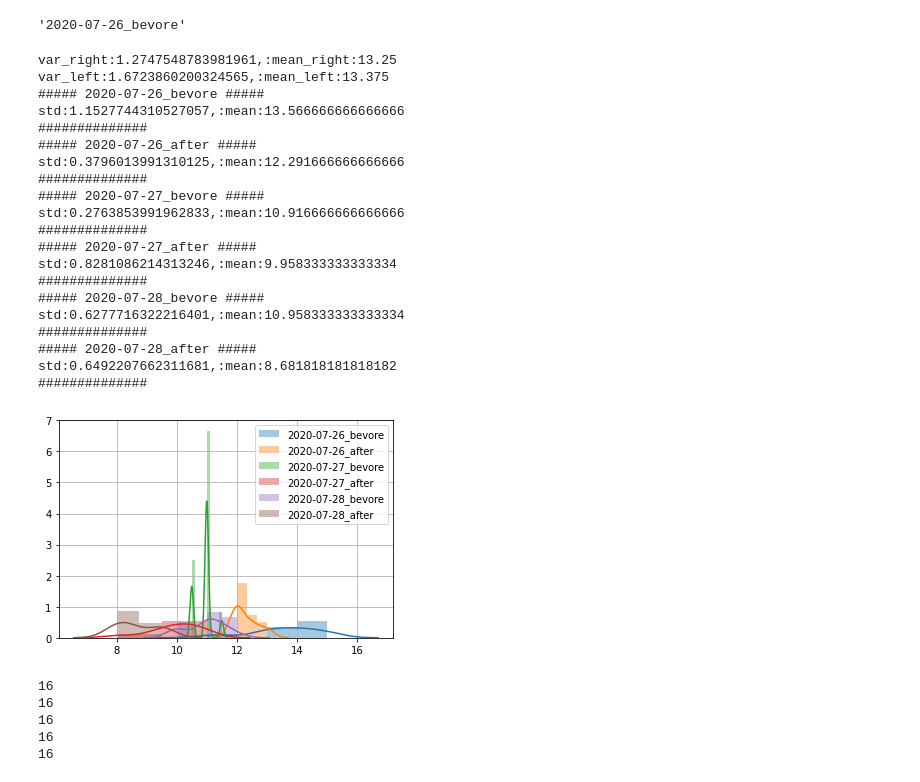
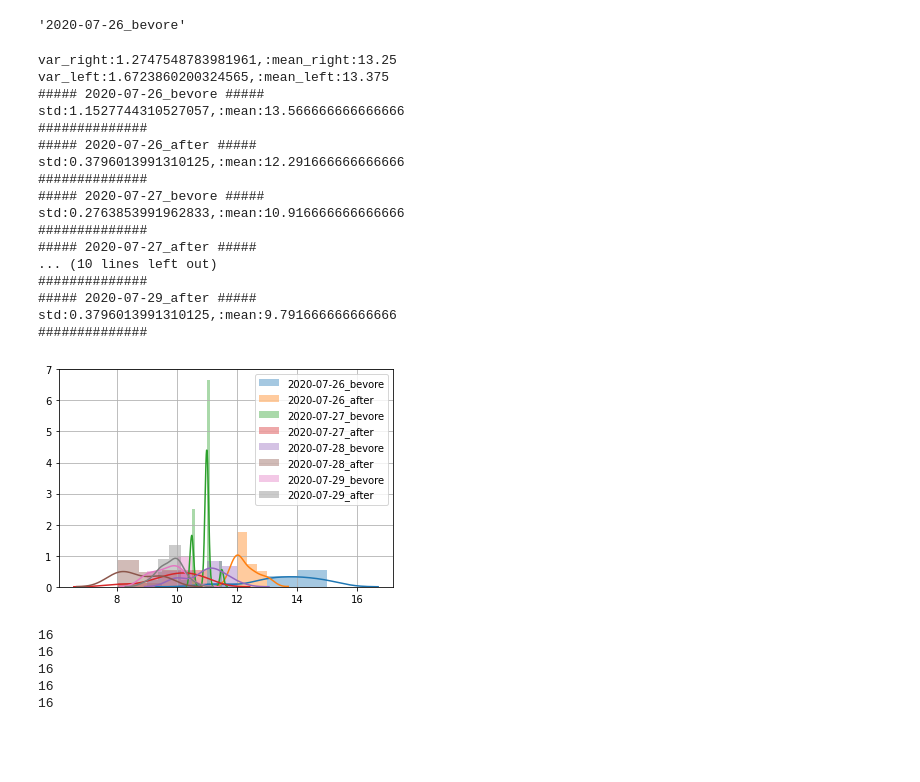
Before and after one commit to gwillig/data_analyse_friends_allergy, a Jupyter notebook: allergy.ipynb, the cells around one changed output. Saved outputs shown, nothing was run; the diff lists cells and outputs as text; code cells hidden in the pictures; blank space fills up the shorter version.

```diff
--- a/allergy.ipynb
+++ b/allergy.ipynb
@@ -324,42 +287,41 @@ gesamt={"2020-07-26_bevore":[14.5,15,15,13,14,13,13,11.5,11,15,14,14,14,13.5,13]
         "2020-07-27_bevore":[10.5,11,11,10.5,11,11,11,10.5,11,11.5,11,11],
         "2020-07-27_after":[9, 9.5, 8., 9.5, 10, 10, 10.5, 11, 10.5, 11, 10, 10.5 ],
         "2020-07-28_bevore":[10,10,11,11,11.5,11,11.5,10,12,11,11.5,11],
-        "2020-07-28_after":[9.5, 8, 9.5, 9.5, 9.5, 8.5, 8.5, 8, 8, 8., 8.5  ],
+        "2020-07-28_after":[9.5, 8, 9.5, 9.5, 9.5, 8.5, 8.5, 8, 8, 8., 8.5],
+        "2020-07-29_bevore":[10, 9, 10, 10.5, 9,10, 10, 9.5, 9.5, 9, 10, 9.5],
+        "2020-07-29_after":[10, 10.5, 9.5, 10, 9.5, 10, 9.5, 10,9, 9.5, 10, 10],
         }
 mean = np.mean(gesamt["2020-07-26_bevore"])
 std = np.std(gesamt["2020-07-26_bevore"])
 
 for el in list(gesamt.keys()):
   print(f"##### {el} #####")
   print(f"std:{np.std(gesamt[el])},:mean:{np.mean(gesamt[el])}")
   ax = sns.distplot(gesamt[el],label=el)
   print(f"##############")
 plt.legend()
 
 # ax.axvline(35,c="b", linewidth = 3) #add a line to the graph
 plt.show()
 # %% [output]
 var_right:1.2747548783981961,:mean_right:13.25
 var_left:1.6723860200324565,:mean_left:13.375
 ##### 2020-07-26_bevore #####
 std:1.1527744310527057,:mean:13.566666666666666
 ##############
 ##### 2020-07-26_after #####
 std:0.3796013991310125,:mean:12.291666666666666
 ##############
 ##### 2020-07-27_bevore #####
 std:0.2763853991962833,:mean:10.916666666666666
 ##############
 ##### 2020-07-27_after #####
-std:0.8281086214313246,:mean:9.958333333333334
+... (10 lines left out)
 ##############
-##### 2020-07-28_bevore #####
-std:0.6277716322216401,:mean:10.958333333333334
+##### 2020-07-29_after #####
+std:0.3796013991310125,:mean:9.791666666666666
 ##############
-##### 2020-07-28_after #####
-std:0.6492207662311681,:mean:8.681818181818182
-##############
-[figure, old version]
+[figure, new version]
 # %%
 from google.colab import files
 gesamt={"2020-07--26-before":[13,12.7,12.5,13,12.5,12.5,  12.3,12.1,12.2,12.6,12.6,12.6,0,0,0,0],
```
Also changed, not shown: parts of 6 cells of this notebook.
